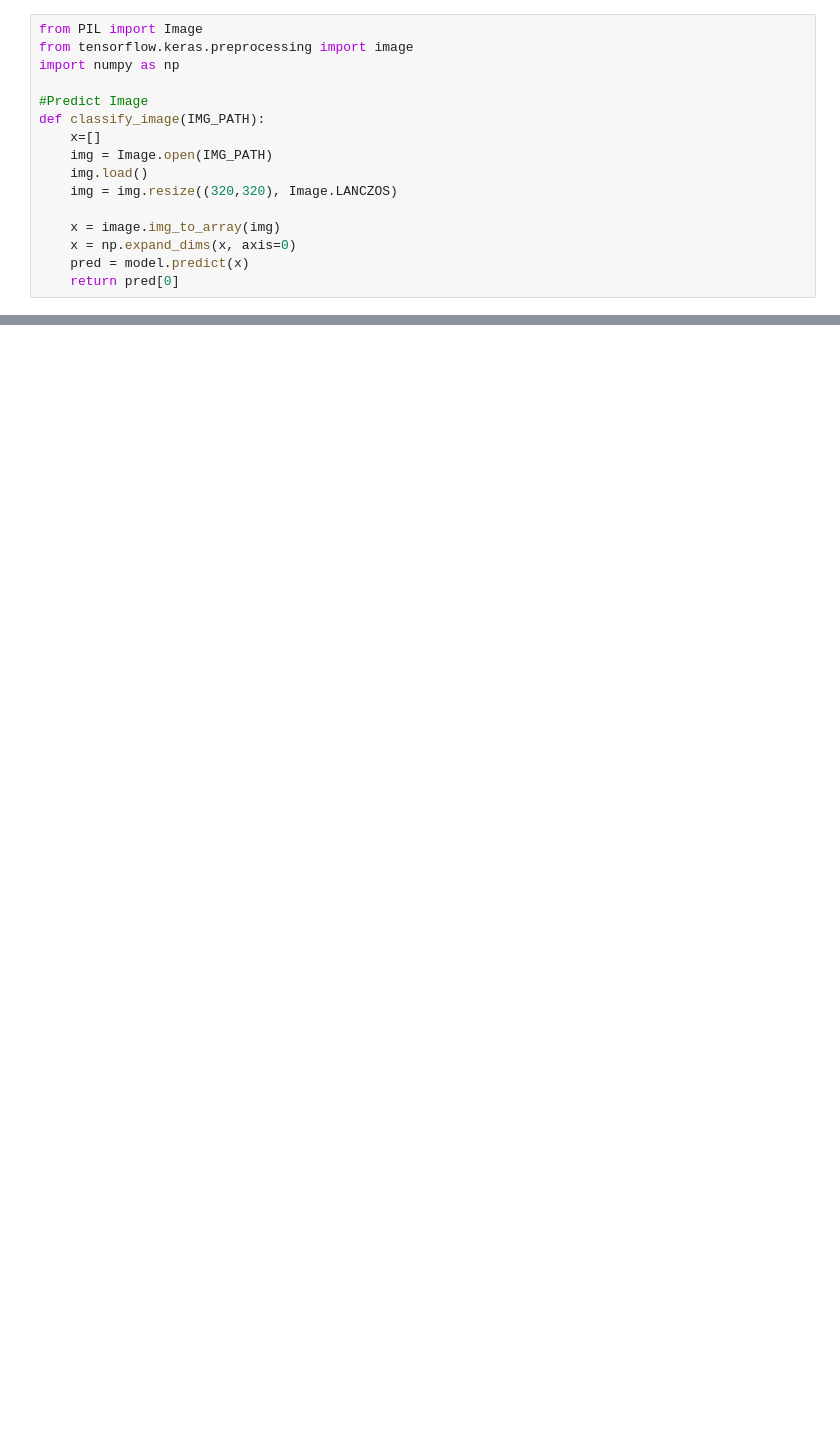
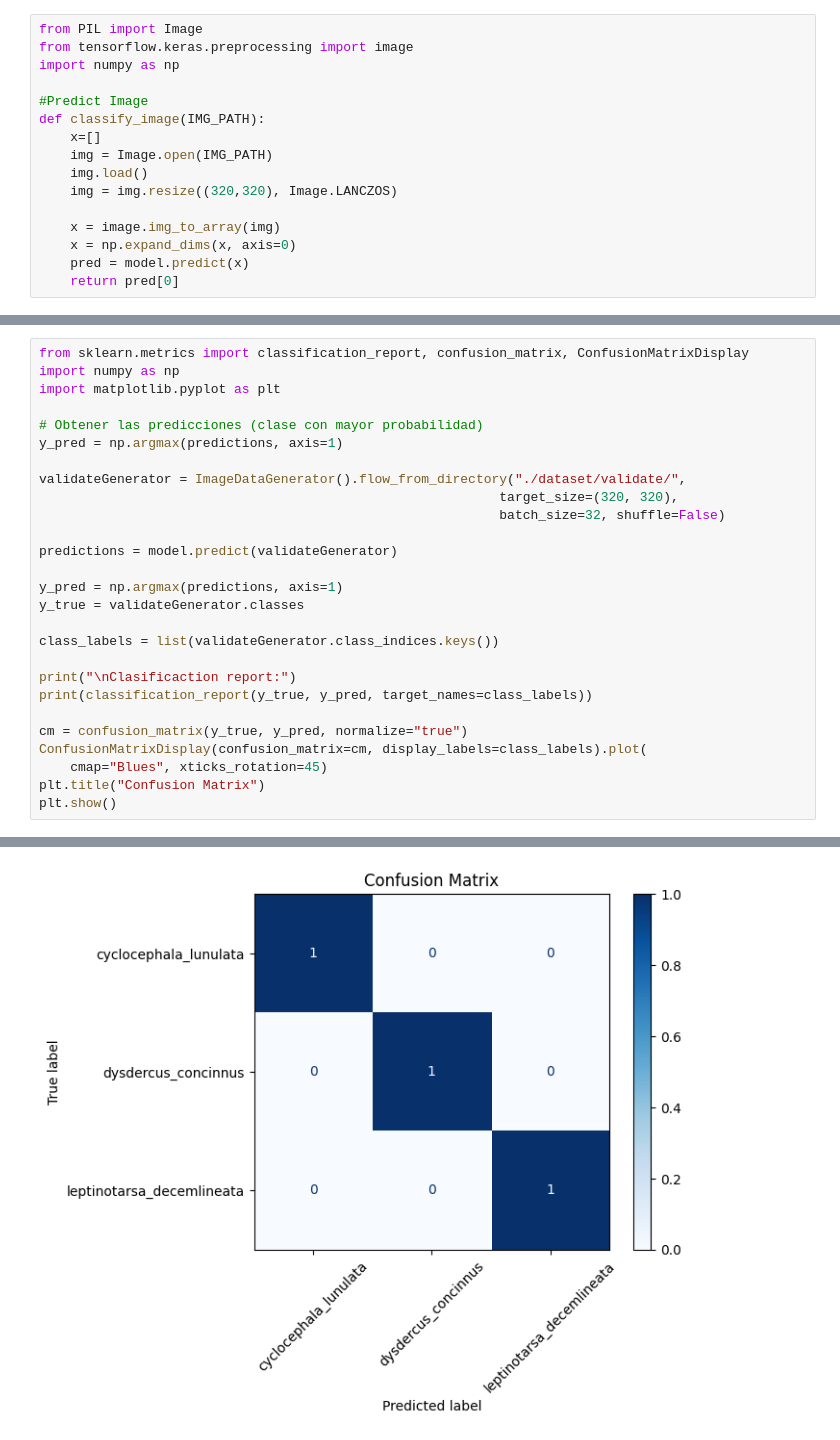
Before and after one commit to santiagoortizc/-Inteligencia-Artificial-al-Servicio-del-Agro-Tolimense, a Jupyter notebook: EfficientNetB0 copy.ipynb, the cells around one changed output, grey strips where cells are left out. Cells and saved outputs as stored; diff of their text form; blank space fills up the shorter version.

```diff
--- a/EfficientNetB0 copy.ipynb
+++ b/EfficientNetB0 copy.ipynb
@@ -335,0 +366,28 @@ plt.show()
+# %%
+from sklearn.metrics import classification_report, confusion_matrix, ConfusionMatrixDisplay
+import numpy as np
+import matplotlib.pyplot as plt
+
+# Obtener las predicciones (clase con mayor probabilidad)
+y_pred = np.argmax(predictions, axis=1)
+
+validateGenerator = ImageDataGenerator().flow_from_directory("./dataset/validate/",
+                                                           target_size=(320, 320),
+                                                           batch_size=32, shuffle=False)
+
+predictions = model.predict(validateGenerator)
+
+y_pred = np.argmax(predictions, axis=1)
+y_true = validateGenerator.classes
+
+class_labels = list(validateGenerator.class_indices.keys())
+
+print("\nClasificaction report:")
+print(classification_report(y_true, y_pred, target_names=class_labels))
+
+cm = confusion_matrix(y_true, y_pred, normalize="true")
+ConfusionMatrixDisplay(confusion_matrix=cm, display_labels=class_labels).plot(
+    cmap="Blues", xticks_rotation=45)
+plt.title("Confusion Matrix")
+plt.show()
+# %% [output]
@@ -335,0 +411 @@ plt.show()
+[figure, added]
```
Also changed, not shown: parts of 5 cells of this notebook, 5 other files.
